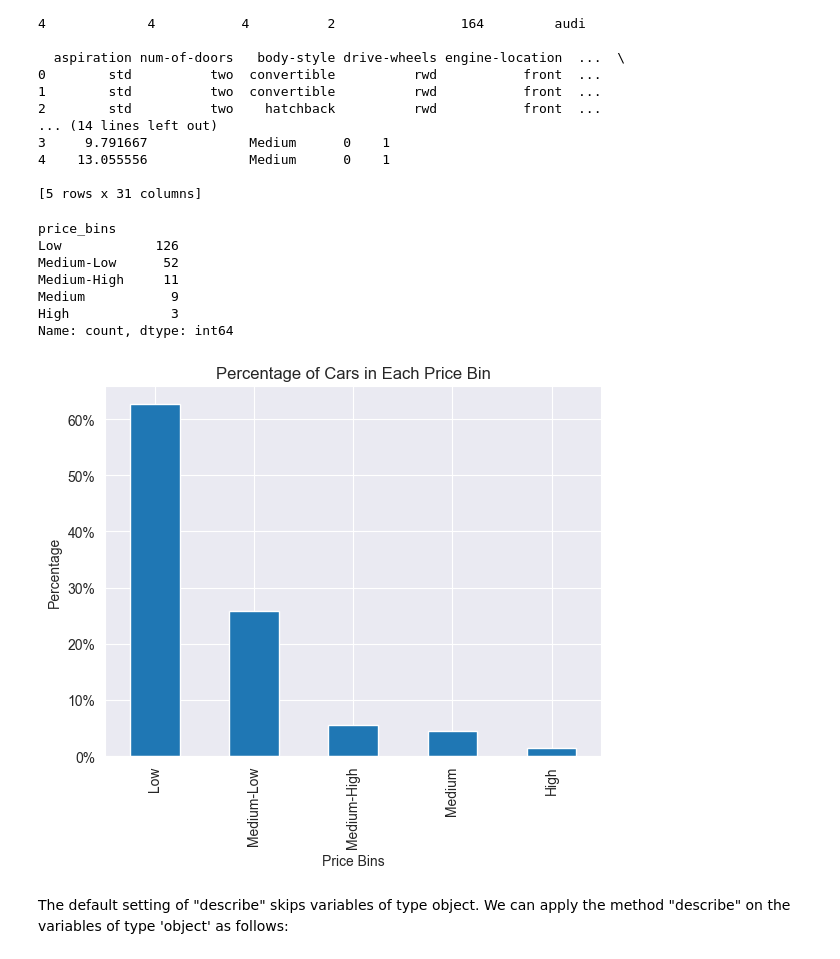
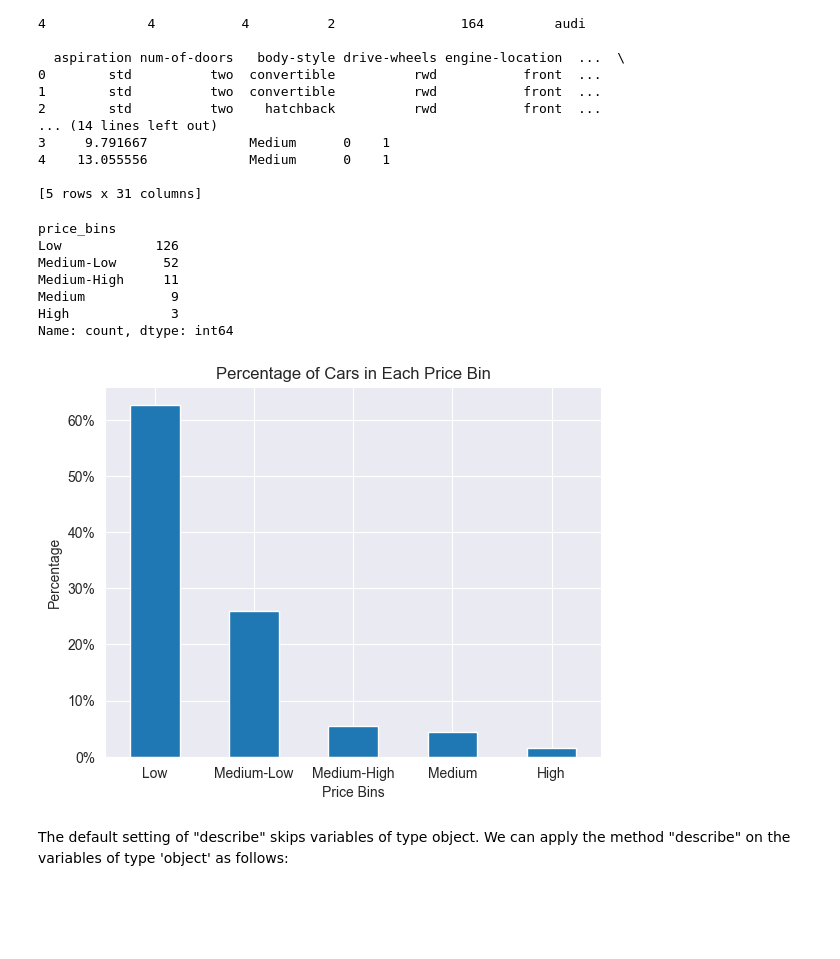
Before and after one commit to rgregs60/Python-Fall-2024-Notebooks, a Jupyter notebook: In Class Demos/Python Demo #3 - Exploratory Data Analysis.ipynb, the cells around one changed output. Saved outputs shown, nothing was run; the diff lists cells and outputs as text; code cells hidden in the pictures; blank space fills up the shorter version.

```diff
--- a/In Class Demos/Python Demo #3 - Exploratory Data Analysis.ipynb
+++ b/In Class Demos/Python Demo #3 - Exploratory Data Analysis.ipynb
@@ -2187,34 +2243,36 @@ descriptive_stats.to_excel('descriptive_stats.xlsx') # Save the descriptive stat
 # %%
 import pandas as pd
 import seaborn as sns
 from matplotlib.ticker import PercentFormatter
 import matplotlib.pyplot as plt
 
 
 # Create 5 equal bins for price with labels
 df['price_bins'] = pd.cut(df['price'], bins=5, labels=['Low', 'Medium-Low', 'Medium', 'Medium-High', 'High'])
 print(df['price_bins'].value_counts())
 
 df['price_bins'].value_counts(normalize=True).plot(kind='bar')
 plt.xlabel('Price Bins')
+plt.xticks(rotation=0)
+
 plt.ylabel('Percentage')
 plt.gca().yaxis.set_major_formatter(PercentFormatter(1))
 plt.title('Percentage of Cars in Each Price Bin')
 plt.show()
 
 
 # change the labels to price values
 
 df['price_bins'] = pd.cut(df['price'], bins=5, labels=['Low', 'Medium-Low', 'Medium', 'Medium-High', 'High'])
 # %% [output]
 price_bins
 Low            126
 Medium-Low      52
 Medium-High     11
 Medium           9
 High             3
 Name: count, dtype: int64
-[figure, old version]
+[figure, new version]
 # %% [markdown]
  The default setting of "describe" skips variables of type object. We can apply the method "describe" on the variables of type 'object' as follows:
 # %%
```
Also changed, not shown: parts of 29 cells of this notebook.
